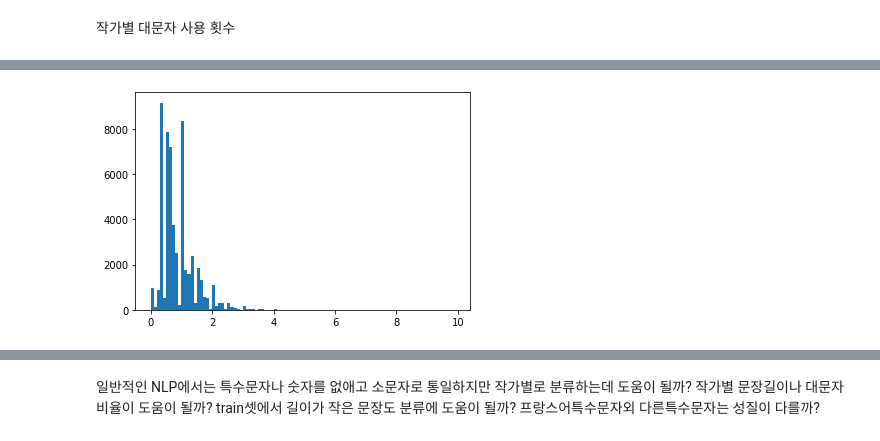
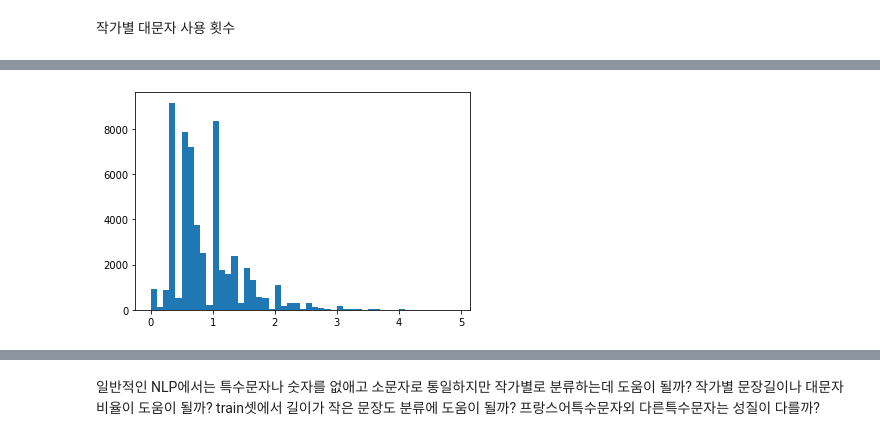
Before and after one commit to jwengr/dacon, a Jupyter notebook: 소설 작가 분류 AI 경진대회/EDA.ipynb, the cells around one changed output, grey strips where cells are left out. Cells and saved outputs as stored; diff of their text form; code cells hidden in the pictures.

```diff
--- a/소설 작가 분류 AI 경진대회/EDA.ipynb
+++ b/소설 작가 분류 AI 경진대회/EDA.ipynb
@@ -51,3 +73,5 @@ text컬럼
+# %%
+train_df = train_df[train_df['text'].str.contains('\* \*')==False]
 # %% [markdown]
 특수문자 EDA
 # %%
@@ -152,3 +176,8 @@ plt.plot()
 # %% [output]
 []
 [figure]
+# %%
+n=6
+sns.countplot(pd.qcut(train_df['meanlen'], q=n,labels=range(n)))
+plt.show()
+train_df['meanlen6'] = pd.qcut(train_df['meanlen'], q=n,labels=range(n)).astype(np.float)
@@ -168,5 +199,7 @@ plt.plot()
 # %%
 train_df['upperlen'] = train_df['text'].apply(lambda x: len(re.findall('[A-Z]',x)))
 # %%
-train_df['meanupperlen'] = train_df['upperlen']/(train_df['sentencelen']+1)  ## 0으로 나뉘는것을 방지
+train_df['upperlendivsentence'] = train_df['upperlen']/(train_df['sentencelen']+1)  ## 0으로 나뉘는것을 방지
+# %%
+train_df['upperlendivchar'] = train_df['upperlen']/(train_df['charlen']+1)  ## 0으로 나뉘는것을 방지
 # %%
@@ -178,5 +217,5 @@ plt.show()
 # %%
-plt.hist(train_df['meanupperlen'],bins=np.arange(0,10,0.1))
+plt.hist(train_df['upperlendivsentence'],bins=np.arange(0,5,0.1))
 plt.show()
 # %% [output]
-[figure, old version]
+[figure, new version]
```
Also changed, not shown: parts of 34 cells of this notebook.
